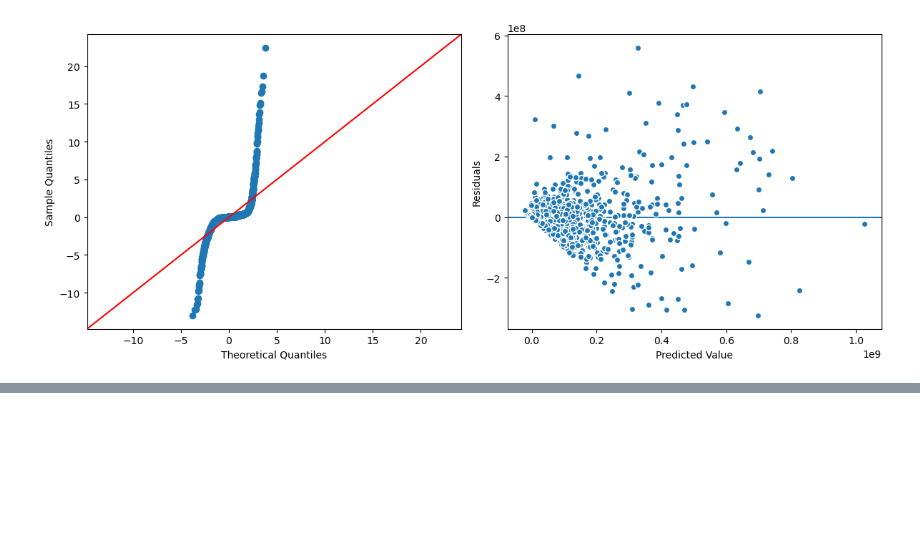
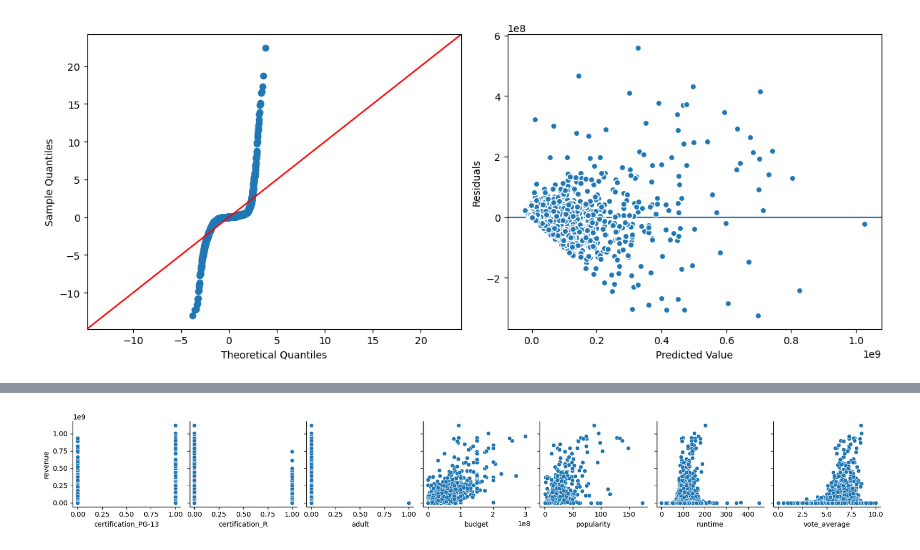
Before and after one commit to krisbarbier/SQL-Database-Creation-and-Python-Analysis, a Jupyter notebook: Project 3, Part 5 - Linear Regression Models.ipynb, the cells around one changed output, grey strips where cells are left out. Cells and saved outputs as stored; diff of their text form; code cells hidden in the pictures; blank space fills up the shorter version.

```diff
--- a/Project 3, Part 5 - Linear Regression Models.ipynb
+++ b/Project 3, Part 5 - Linear Regression Models.ipynb
@@ -491,0 +703,5 @@ evaluate_ols(result,X_train_df, y_train)
+# %%
+#Pairplot of next 6 cols
+sns.pairplot(data=plot_df, y_vars='revenue',x_vars=plot_cols[6:13]);
+# %% [output]
+[figure, added]
```
Also changed, not shown: parts of 64 cells of this notebook.
